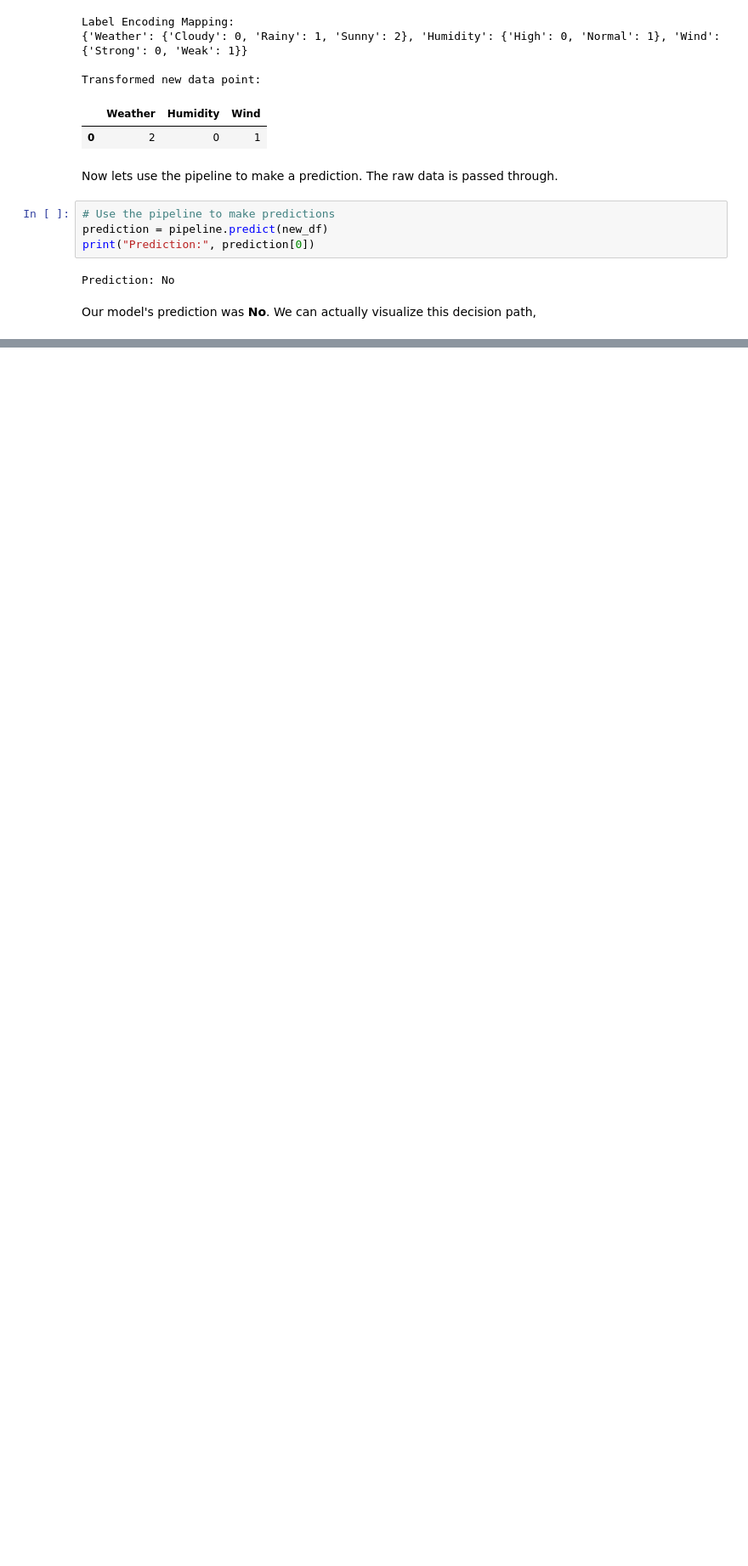
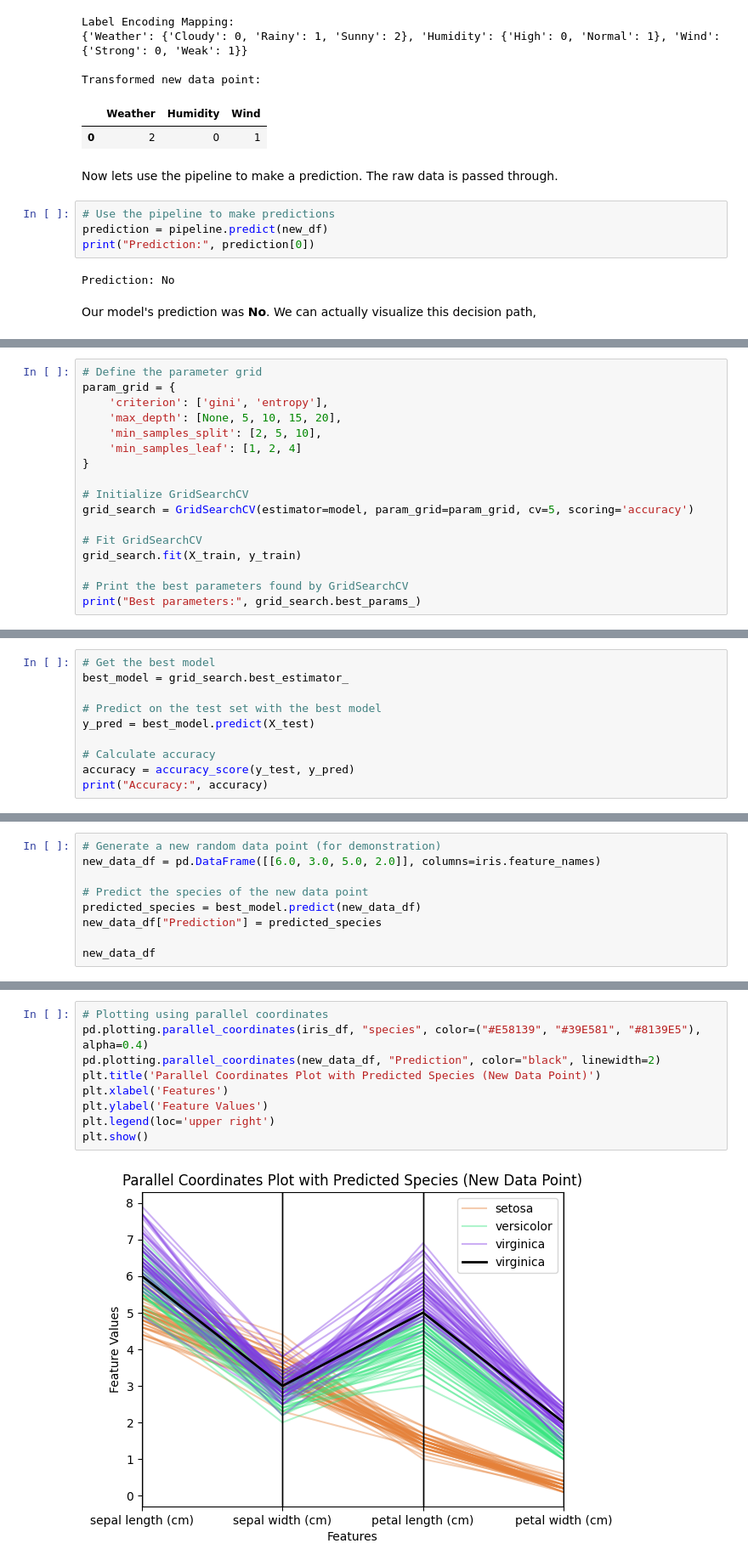
Before and after one commit to themarisolhernandez/ds-review-lessons, a Jupyter notebook: 07-decision-trees.ipynb, the cells around one changed output, grey strips where cells are left out. Shown at 85% size. Saved outputs shown, nothing was run; the diff lists cells and outputs as text; blank space fills up the shorter version.

```diff
--- a/07-decision-trees.ipynb
+++ b/07-decision-trees.ipynb
@@ -288,0 +517,17 @@ Our model's prediction was **No**. We can actually visualize this decision path,
+# %%
+# Define the parameter grid
+param_grid = {
+    'criterion': ['gini', 'entropy'],
+    'max_depth': [None, 5, 10, 15, 20],
+    'min_samples_split': [2, 5, 10],
+    'min_samples_leaf': [1, 2, 4]
+}
+
+# Initialize GridSearchCV
+grid_search = GridSearchCV(estimator=model, param_grid=param_grid, cv=5, scoring='accuracy')
+
+# Fit GridSearchCV
+grid_search.fit(X_train, y_train)
+
+# Print the best parameters found by GridSearchCV
+print("Best parameters:", grid_search.best_params_)
@@ -288,0 +536,10 @@ Our model's prediction was **No**. We can actually visualize this decision path,
+# %%
+# Get the best model
+best_model = grid_search.best_estimator_
+
+# Predict on the test set with the best model
+y_pred = best_model.predict(X_test)
+
+# Calculate accuracy
+accuracy = accuracy_score(y_test, y_pred)
+print("Accuracy:", accuracy)
@@ -288,0 +560,9 @@ Our model's prediction was **No**. We can actually visualize this decision path,
+# %%
+# Generate a new random data point (for demonstration)
+new_data_df = pd.DataFrame([[6.0, 3.0, 5.0, 2.0]], columns=iris.feature_names)
+
+# Predict the species of the new data point
+predicted_species = best_model.predict(new_data_df)
+new_data_df["Prediction"] = predicted_species
+
+new_data_df
@@ -289 +572,12 @@ Our model's prediction was **No**. We can actually visualize this decision path,
+# %%
+# Plotting using parallel coordinates
+pd.plotting.parallel_coordinates(iris_df, "species", color=("#E58139", "#39E581", "#8139E5"), alpha=0.4)
+pd.plotting.parallel_coordinates(new_data_df, "Prediction", color="black", linewidth=2)
+plt.title('Parallel Coordinates Plot with Predicted Species (New Data Point)')
+plt.xlabel('Features')
+plt.ylabel('Feature Values')
+plt.legend(loc='upper right')
+plt.show()
+# %% [output]
+[figure, added]
 # %% [markdown]
```
Also changed, not shown: parts of 35 cells of this notebook, 2 other files.
